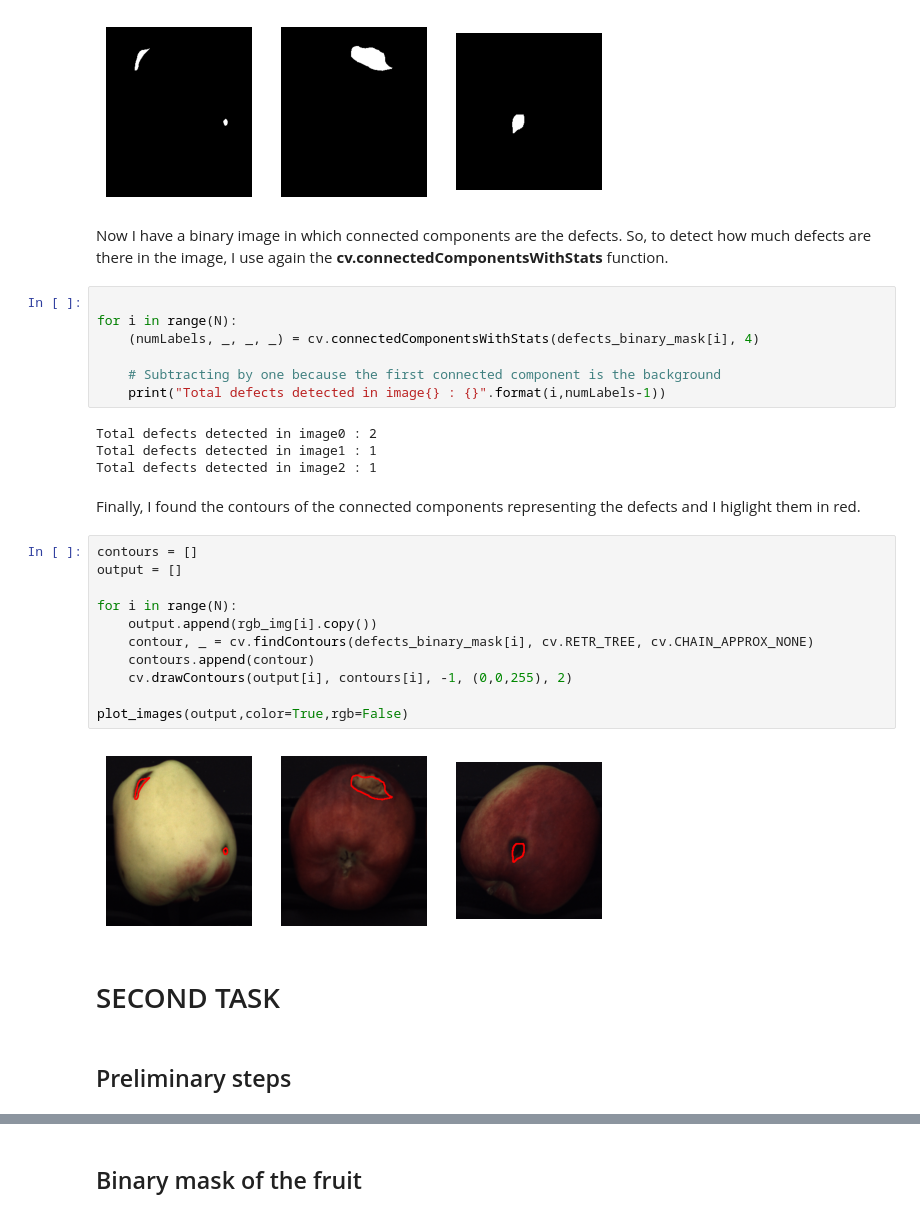
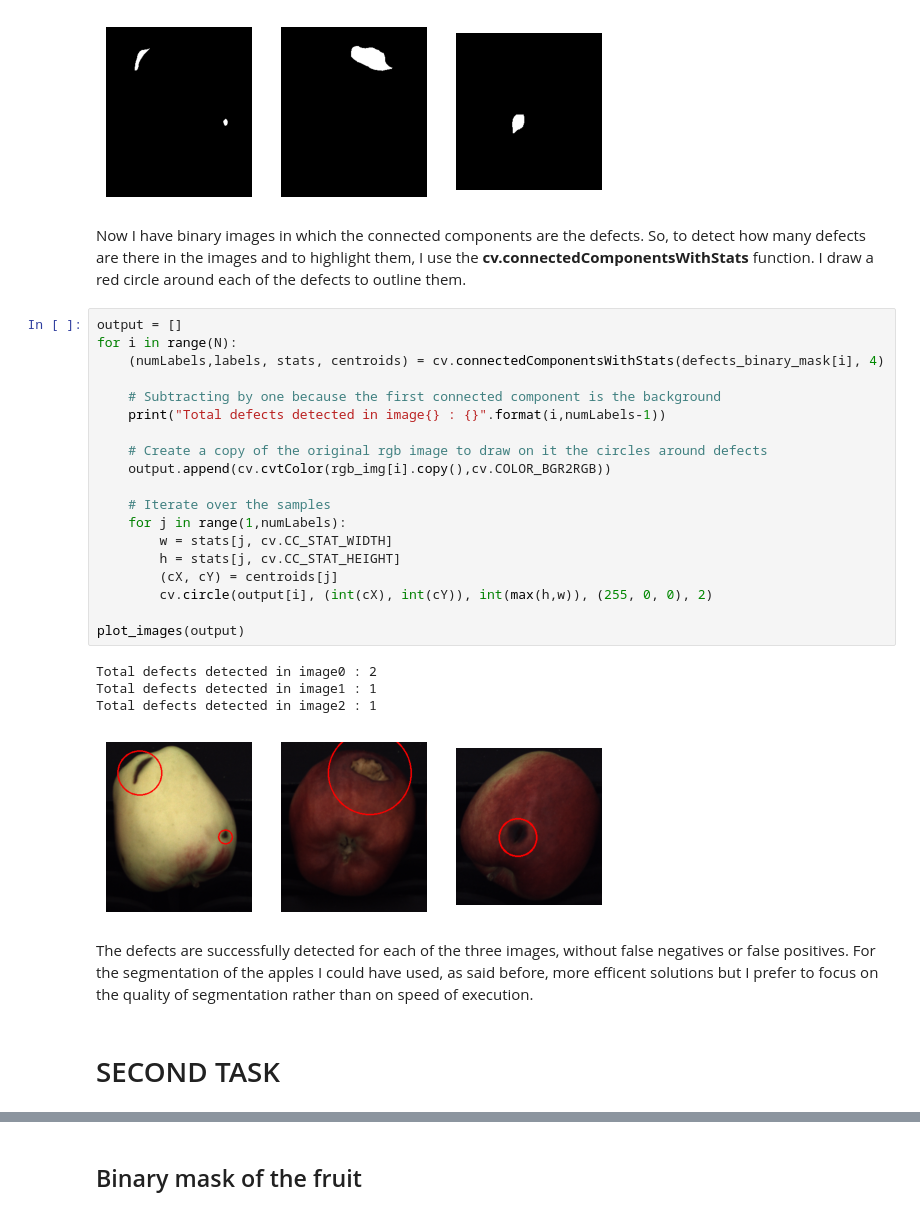
Before and after one commit to FilippoComastri/FruitInspection, a Jupyter notebook: docs/report.ipynb, the cells around one changed output, grey strips where cells are left out. Cells and saved outputs as stored; diff of their text form.

```diff
--- a/docs/report.ipynb
+++ b/docs/report.ipynb
@@ -249,34 +274,32 @@ plot_images(defects_binary_mask)
 # %% [output]
 [figure]
 # %% [markdown]
-Now I have a binary image in which connected components are the defects. So, to detect how much defects are there in the image, I use again the **cv.connectedComponentsWithStats** function.
+Now I have binary images in which the connected components are the defects. So, to detect how many defects are there in the images and to highlight them, I use the **cv.connectedComponentsWithStats** function. I draw a red circle around each of the defects to outline them.
 # %%
-
+output = []
 for i in range(N):
-    (numLabels, _, _, _) = cv.connectedComponentsWithStats(defects_binary_mask[i], 4)
+    (numLabels,labels, stats, centroids) = cv.connectedComponentsWithStats(defects_binary_mask[i], 4)
 
     # Subtracting by one because the first connected component is the background
     print("Total defects detected in image{} : {}".format(i,numLabels-1))
+
+    # Create a copy of the original rgb image to draw on it the circles around defects
+    output.append(cv.cvtColor(rgb_img[i].copy(),cv.COLOR_BGR2RGB))
+
+    # Iterate over the samples
+    for j in range(1,numLabels):
+        w = stats[j, cv.CC_STAT_WIDTH]
+        h = stats[j, cv.CC_STAT_HEIGHT]
+        (cX, cY) = centroids[j]
+        cv.circle(output[i], (int(cX), int(cY)), int(max(h,w)), (255, 0, 0), 2)
+
+plot_images(output)
 # %% [output]
 Total defects detected in image0 : 2
 Total defects detected in image1 : 1
 Total defects detected in image2 : 1
+[figure, added]
-# %% [markdown]
-Finally, I found the contours of the connected components representing the defects and I higlight them in red.
-# %%
-contours = []
-output = []
-
-for i in range(N):
-    output.append(rgb_img[i].copy())
-    contour, _ = cv.findContours(defects_binary_mask[i], cv.RETR_TREE, cv.CHAIN_APPROX_NONE)
-    contours.append(contour)
-    cv.drawContours(output[i], contours[i], -1, (0,0,255), 2)
-
-plot_images(output,color=True,rgb=False)
-# %% [output]
-[figure, removed]
+# %% [markdown]
+The defects are successfully detected for each of the three images, without false negatives or false positives. For the segmentation of the apples I could have used, as said before, more efficent solutions but I prefer to focus on the quality of segmentation rather than on speed of execution.
 # %% [markdown]
 # SECOND TASK
-# %% [markdown]
-## Preliminary steps
```
Also changed, not shown: parts of 104 cells of this notebook, 19 other files.
